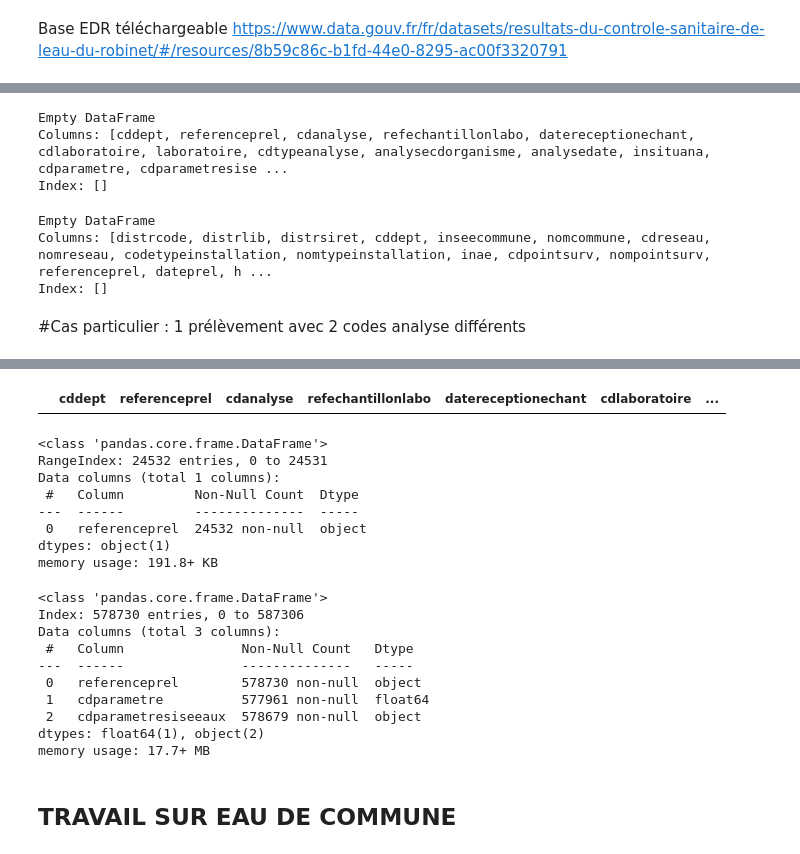
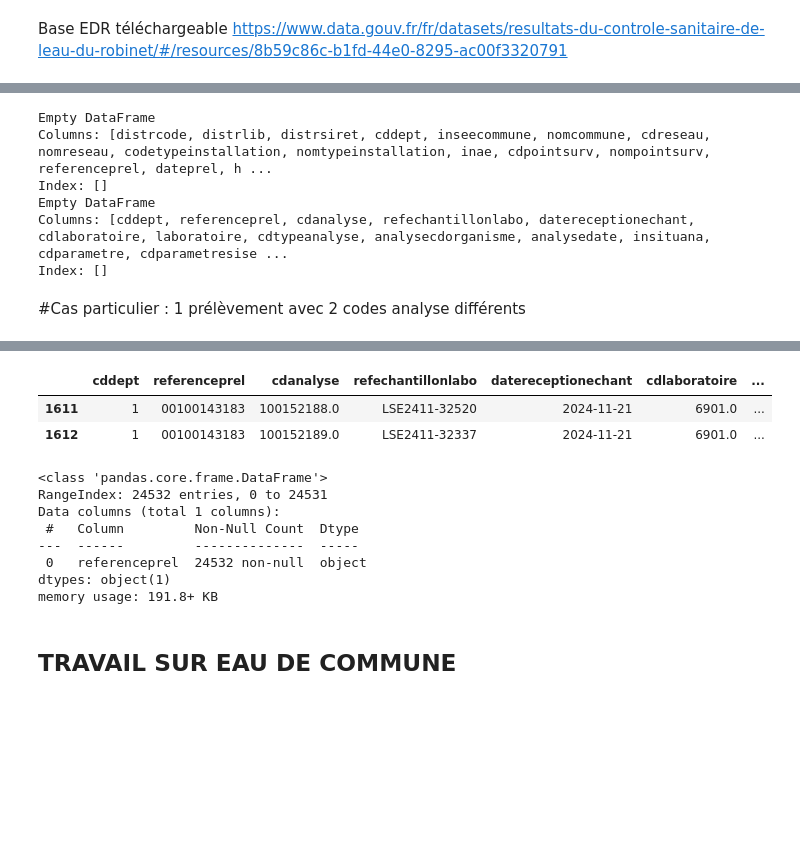
Before and after one commit to sbsrouteur/13_pollution_eau, a Jupyter notebook: analytics/notebooks/bdd_edr_udi.ipynb, the cells around one changed output, grey strips where cells are left out. Saved outputs shown, nothing was run; the diff lists cells and outputs as text; code cells hidden in the pictures; blank space fills up the shorter version.

```diff
--- a/analytics/notebooks/bdd_edr_udi.ipynb
+++ b/analytics/notebooks/bdd_edr_udi.ipynb
@@ -61,23 +64,22 @@ edr_udi_res.loc[edr_udi_res['referenceprel']=='00100141659',:]
 # %%
+# recherche de doublons dans la base des prélevements
+
+doublons = edr_udi_plv.duplicated()
+df_doublons_plv = edr_udi_plv[doublons]
+print(df_doublons_plv)
+
 # recherche de doublons dans la base des résultats
 
 doublons = edr_udi_res.duplicated()
 df_doublons_res = edr_udi_res[doublons]
 print(df_doublons_res)
 # %% [output]
+Empty DataFrame
+Columns: [distrcode, distrlib, distrsiret, cddept, inseecommune, nomcommune, cdreseau, nomreseau, codetypeinstallation, nomtypeinstallation, inae, cdpointsurv, nompointsurv, referenceprel, dateprel, h ...
+Index: []
 Empty DataFrame
 Columns: [cddept, referenceprel, cdanalyse, refechantillonlabo, datereceptionechant, cdlaboratoire, laboratoire, cdtypeanalyse, analysecdorganisme, analysedate, insituana, cdparametre, cdparametresise ...
 Index: []
-# %%
-# recherche de doublons dans la base des prélevements
-
-doublons = edr_udi_plv.duplicated()
-df_doublons_plv = edr_udi_plv[doublons]
-print(df_doublons_plv)
-# %% [output]
-Empty DataFrame
-Columns: [distrcode, distrlib, distrsiret, cddept, inseecommune, nomcommune, cdreseau, nomreseau, codetypeinstallation, nomtypeinstallation, inae, cdpointsurv, nompointsurv, referenceprel, dateprel, h ...
-Index: []
 # %% [markdown]
 #Cas particulier : 1 prélèvement avec 2 codes analyse différents
 # %%
@@ -86,9 +88,11 @@ edr_udi_plv.loc[edr_udi_plv['referenceprel']=='00100143183',:]
 |  | distrcode | distrlib | distrsiret | cddept | inseecommune | nomcommune | cdreseau | nomreseau | ... |
 | 35 | 00101000 | CC TERRE VALSERHONE - REGIE DES EAUX | NaN | 001 | 01033 | VALSERHONE | 001001033 | BELLEGARDE QUARTIERS HAUTS | ... |
 # %%
-edr_udi_res.loc[((edr_udi_res['referenceprel']==100143183) & (edr_udi_res['cdparametresiseeaux']=="ASP")),:]
+edr_udi_res.loc[((edr_udi_res['referenceprel']=='00100143183') & (edr_udi_res['cdparametresiseeaux']=="ASP")),:]
 # %% [output]
 |  | cddept | referenceprel | cdanalyse | refechantillonlabo | datereceptionechant | cdlaboratoire | ... |
+| 1611 | 1 | 00100143183 | 100152188.0 | LSE2411-32520 | 2024-11-21 | 6901.0 | ... |
+| 1612 | 1 | 00100143183 | 100152189.0 | LSE2411-32337 | 2024-11-21 | 6901.0 | ... |
 # %%
 # création d'une liste unique de referenceprel
 
@@ -104,23 +108,6 @@ Data columns (total 1 columns):
  0   referenceprel  24532 non-null  object
 dtypes: object(1)
 memory usage: 191.8+ KB
-# %%
-# recherche liste unique referenceprel/cdparametres/SISEEAUX
-
-ref_param = edr_udi_res[['referenceprel','cdparametre','cdparametresiseeaux']].copy()
-unique_edr_param=ref_param.drop_duplicates()
-unique_edr_param.info()
-# %% [output]
-<class 'pandas.core.frame.DataFrame'>
-Index: 578730 entries, 0 to 587306
-Data columns (total 3 columns):
- #   Column               Non-Null Count   Dtype
----  ------               --------------   -----
- 0   referenceprel        578730 non-null  object
- 1   cdparametre          577961 non-null  float64
- 2   cdparametresiseeaux  578679 non-null  object
-dtypes: float64(1), object(2)
-memory usage: 17.7+ MB
 # %% [markdown]
 ## TRAVAIL SUR EAU DE COMMUNE
 # %%
```
Also changed, not shown: parts of 24 cells of this notebook.
